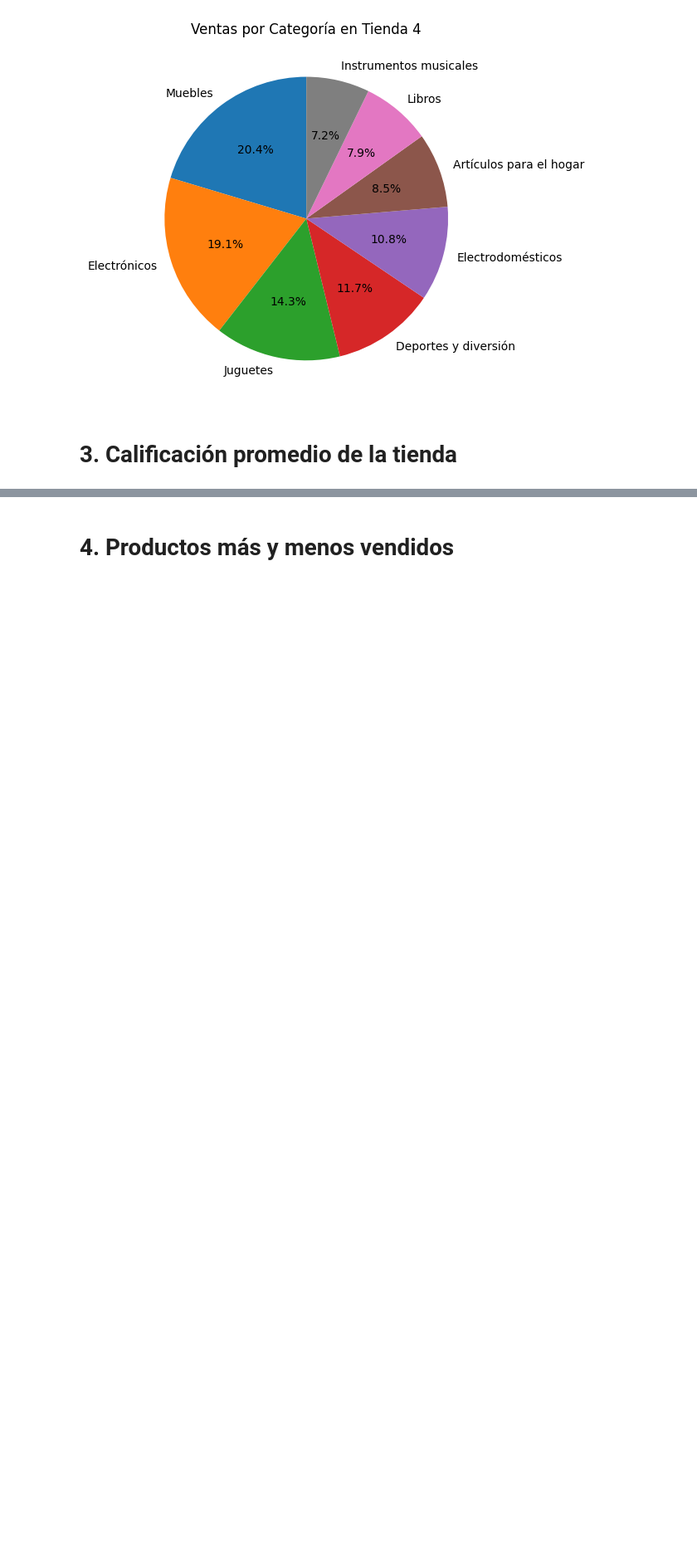
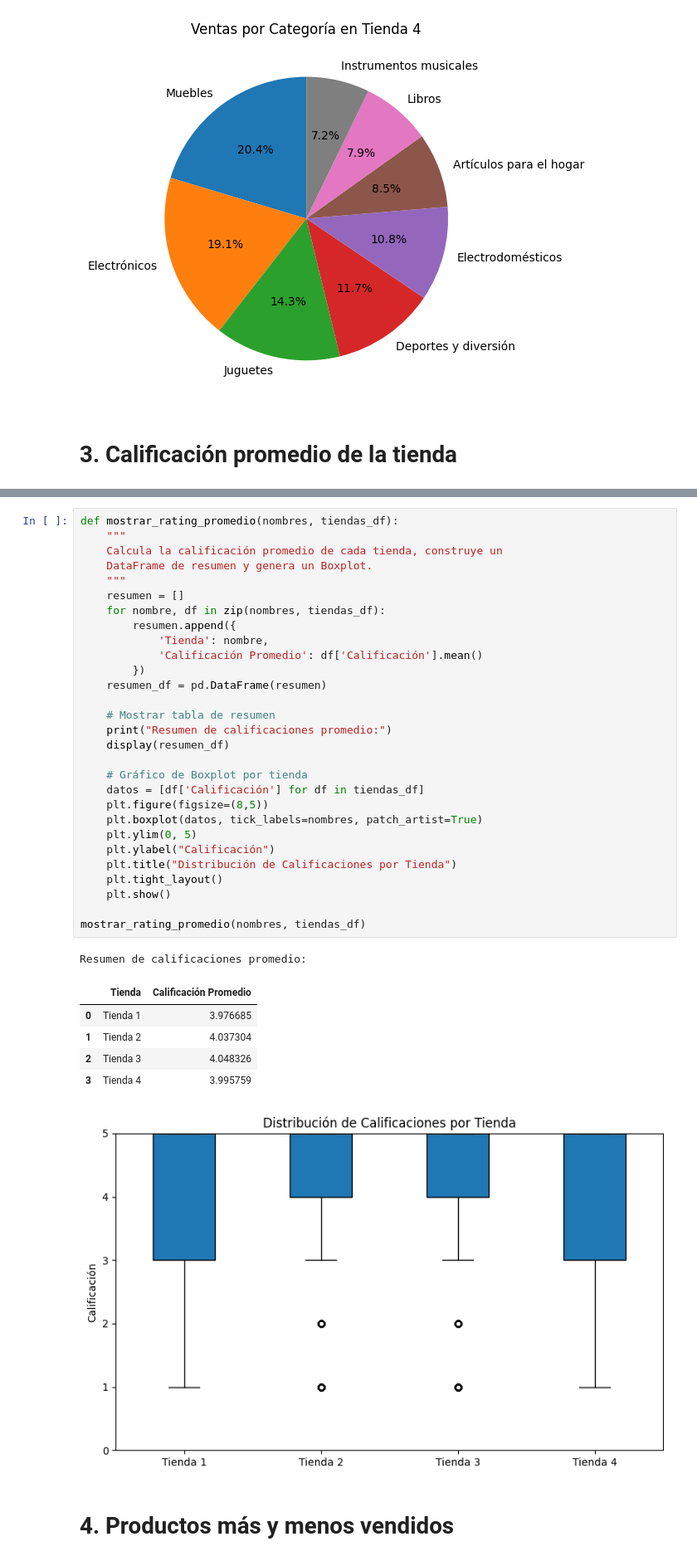
Before and after one commit to erikestradaf21/challenge1-data-science, a Jupyter notebook: AluraStoreLatam.ipynb, the cells around one changed output, grey strips where cells are left out. Shown: that part at 83% size. Drawn from its saved outputs; the diff is of its cells as text; blank space fills up the shorter version.

Commit message:
feat: Añadir 3.Calificacion promedio de cada tienda, en AluraStore

```diff
--- a/AluraStoreLatam.ipynb
+++ b/AluraStoreLatam.ipynb
@@ -116,3 +135,40 @@ Name: count, dtype: int64
+# %%
+def mostrar_rating_promedio(nombres, tiendas_df):
+    """
+    Calcula la calificación promedio de cada tienda, construye un
+    DataFrame de resumen y genera un Boxplot.
+    """
+    resumen = []
+    for nombre, df in zip(nombres, tiendas_df):
+        resumen.append({
+            'Tienda': nombre,
+            'Calificación Promedio': df['Calificación'].mean()
+        })
+    resumen_df = pd.DataFrame(resumen)
+
+    # Mostrar tabla de resumen
+    print("Resumen de calificaciones promedio:")
+    display(resumen_df)
+
+    # Gráfico de Boxplot por tienda
+    datos = [df['Calificación'] for df in tiendas_df]
+    plt.figure(figsize=(8,5))
+    plt.boxplot(datos, tick_labels=nombres, patch_artist=True)
+    plt.ylim(0, 5)
+    plt.ylabel("Calificación")
+    plt.title("Distribución de Calificaciones por Tienda")
+    plt.tight_layout()
+    plt.show()
+
+mostrar_rating_promedio(nombres, tiendas_df)
+# %% [output]
+Resumen de calificaciones promedio:
+|  | Tienda | Calificación Promedio |
+| 0 | Tienda 1 | 3.976685 |
+| 1 | Tienda 2 | 4.037304 |
+| 2 | Tienda 3 | 4.048326 |
+| 3 | Tienda 4 | 3.995759 |
+[figure, added]
 # %% [markdown]
 # 4. Productos más y menos vendidos
 # %% [markdown]
```
Also changed, not shown: parts of 2 cells of this notebook.
